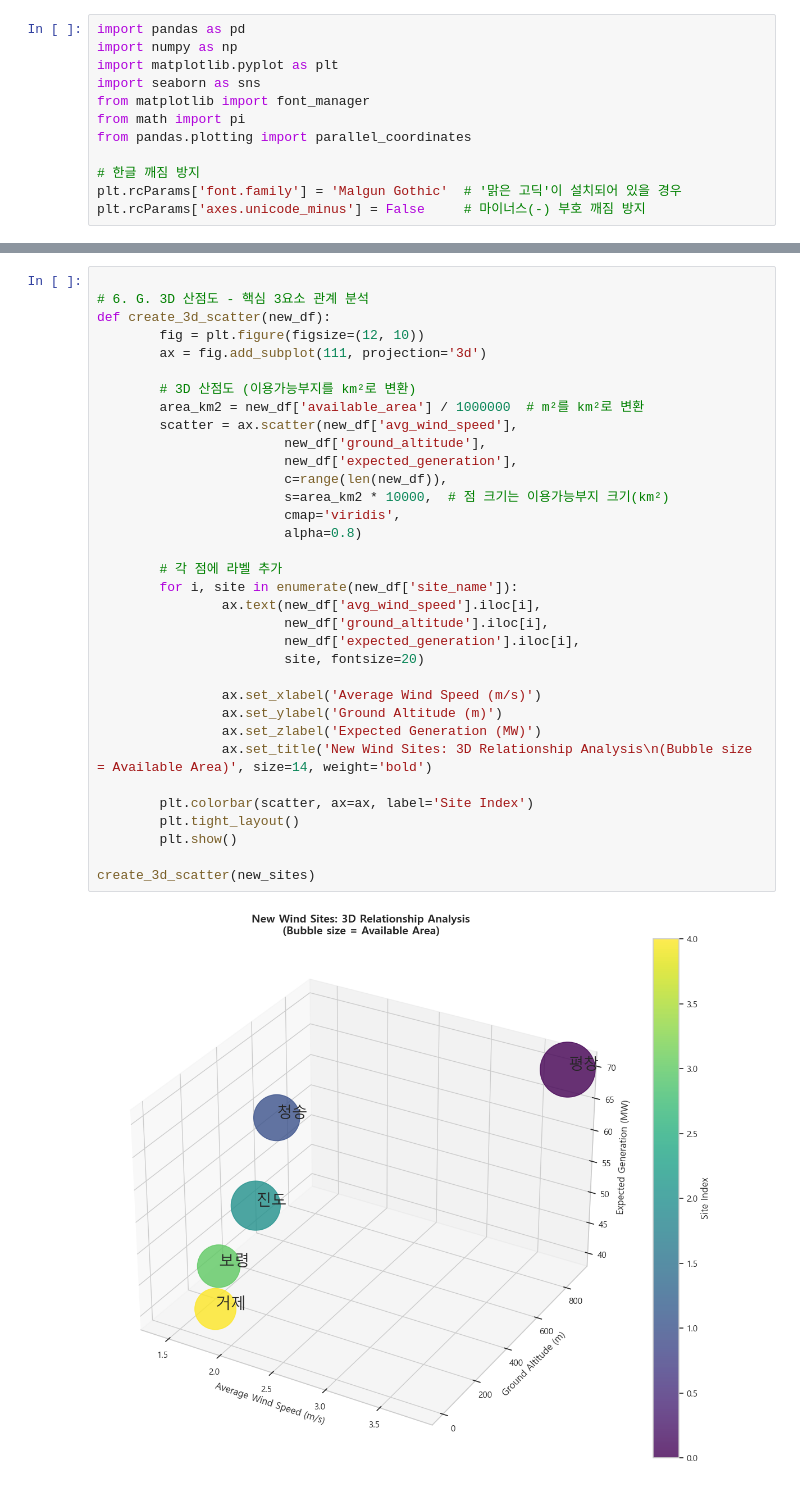
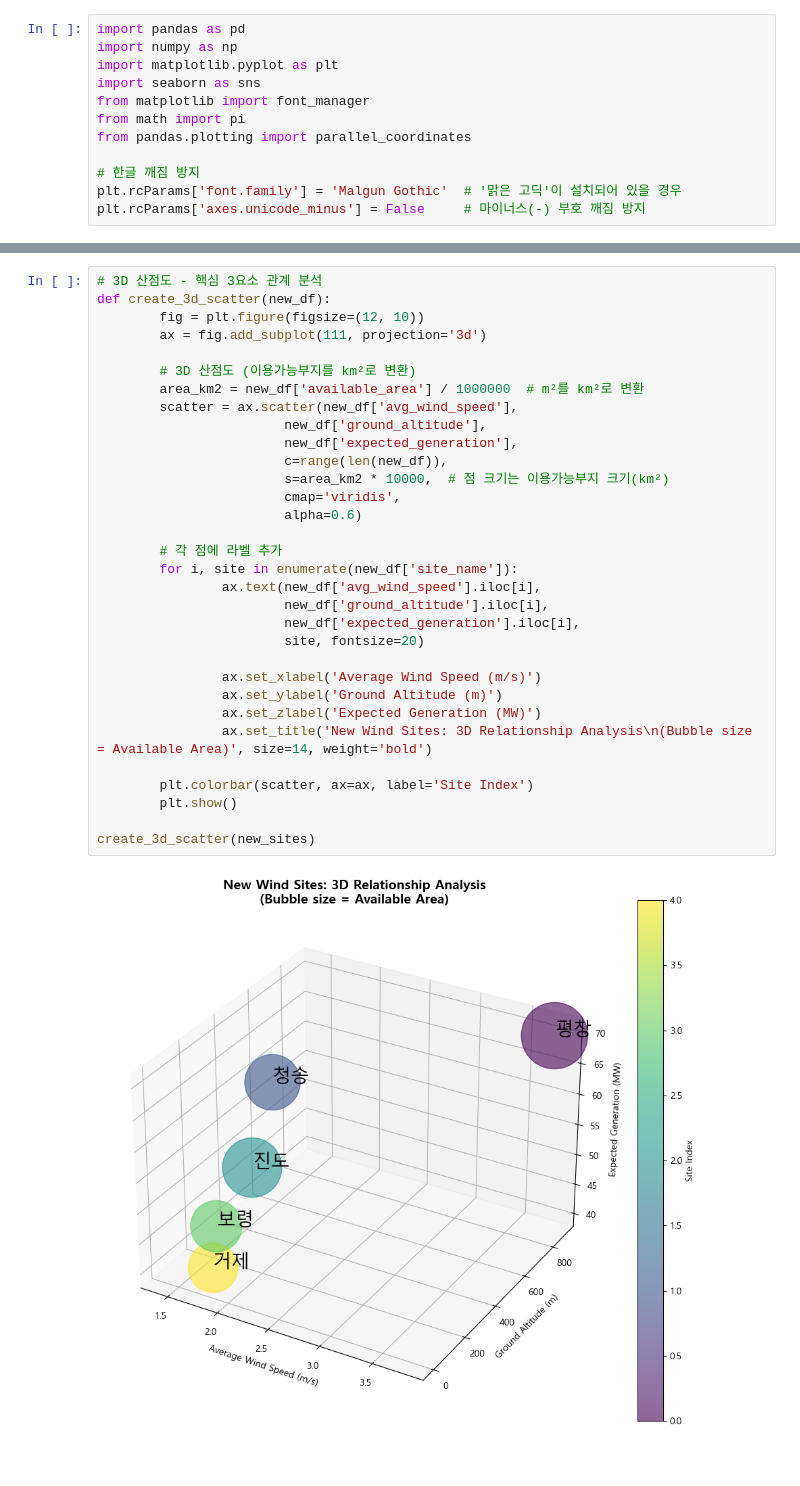
Before and after one commit to Q5dis/Smart-Wind-Atlas, a Jupyter notebook: graph.ipynb, the cells around one changed output, grey strips where cells are left out. Cells and saved outputs as stored; diff of their text form.

```diff
--- a/graph.ipynb
+++ b/graph.ipynb
@@ -863,38 +354,36 @@ create_weather_impact_analysis(existing_plants, new_sites)
 # %%
-
-# 6. G. 3D 산점도 - 핵심 3요소 관계 분석
+# 3D 산점도 - 핵심 3요소 관계 분석
 def create_3d_scatter(new_df):
         fig = plt.figure(figsize=(12, 10))
         ax = fig.add_subplot(111, projection='3d')
 
         # 3D 산점도 (이용가능부지를 km²로 변환)
         area_km2 = new_df['available_area'] / 1000000  # m²를 km²로 변환
         scatter = ax.scatter(new_df['avg_wind_speed'],
                         new_df['ground_altitude'],
                         new_df['expected_generation'],
                         c=range(len(new_df)),
                         s=area_km2 * 10000,  # 점 크기는 이용가능부지 크기(km²)
                         cmap='viridis',
-                        alpha=0.8)
+                        alpha=0.6)
 
         # 각 점에 라벨 추가
         for i, site in enumerate(new_df['site_name']):
                 ax.text(new_df['avg_wind_speed'].iloc[i],
                         new_df['ground_altitude'].iloc[i],
                         new_df['expected_generation'].iloc[i],
                         site, fontsize=20)
 
                 ax.set_xlabel('Average Wind Speed (m/s)')
                 ax.set_ylabel('Ground Altitude (m)')
                 ax.set_zlabel('Expected Generation (MW)')
                 ax.set_title('New Wind Sites: 3D Relationship Analysis\n(Bubble size = Available Area)', size=14, weight='bold')
 
         plt.colorbar(scatter, ax=ax, label='Site Index')
-        plt.tight_layout()
         plt.show()
 
 create_3d_scatter(new_sites)
 # %% [output]
-[figure, old version]
+[figure, new version]
 # %%
 
```
Also changed, not shown: parts of 8 cells of this notebook.
